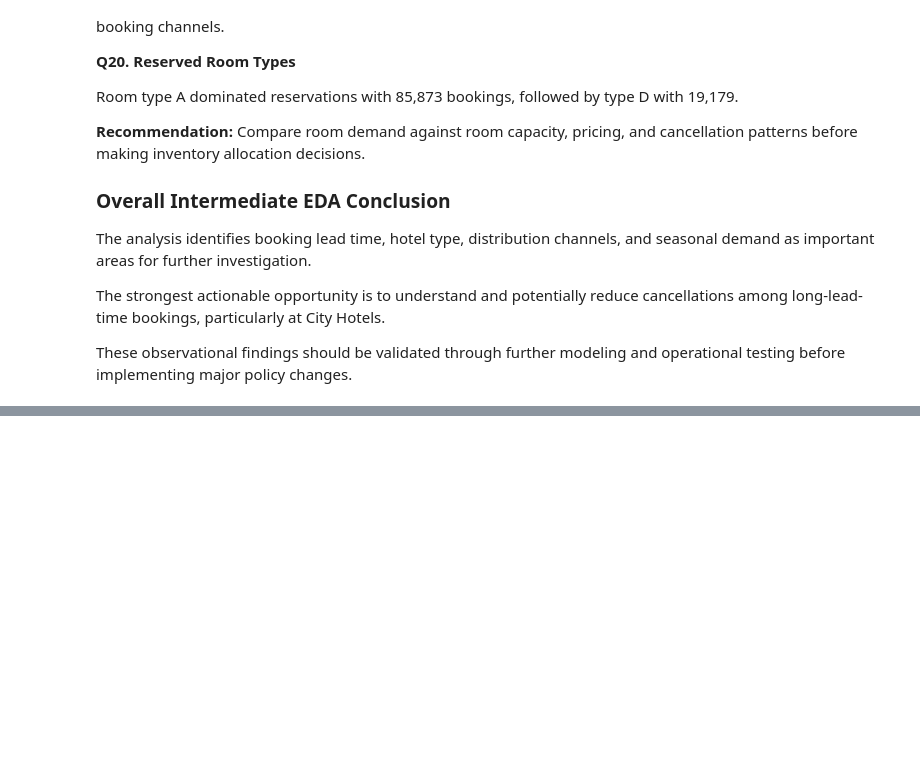
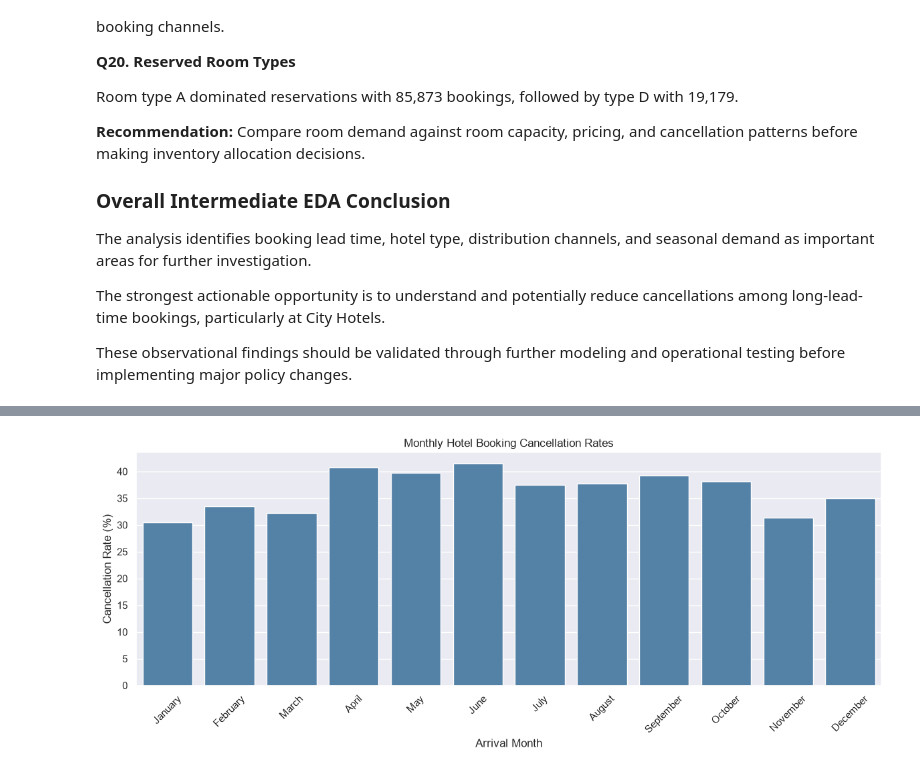
Before and after one commit to Himanshu584/Hotel-Booking-Demand-Analysis, a Jupyter notebook: hotel_booking_eda.ipynb, the cells around one changed output, grey strips where cells are left out. Saved outputs shown, nothing was run; the diff lists cells and outputs as text; code cells hidden in the pictures; blank space fills up the shorter version.

```diff
--- a/hotel_booking_eda.ipynb
+++ b/hotel_booking_eda.ipynb
@@ -1139,0 +1368,25 @@ These observational findings should be validated through further modeling and op
+# %%
+
+# Q24. How do hotel booking cancellation rates vary across different arrival months?
+
+# Step 1: Calculate cancellation rates and booking counts by month
+seasonal_cancellations = (
+    data.groupby("arrival_date_month")["is_canceled"]
+    .agg(["mean", "count"])
+    .reindex(month_order)
+)
+
+# Step 2: Convert cancellation proportions to percentages
+seasonal_cancellations["mean"] *= 100
+
+# Step 3: Rename columns for better readability
+seasonal_cancellations = seasonal_cancellations.rename(
+    columns={
+        "mean": "cancellation_rate",
+        "count": "total_bookings"
+    }
+)
+
+# Step 4: Display results
+print("Q24 | Cancellation Rate by Arrival Month")
+print(seasonal_cancellations.round(2))
@@ -1139,0 +1409,21 @@ These observational findings should be validated through further modeling and op
+# %%
+
+# Visualize cancellation rates across arrival months
+
+plt.figure(figsize=(12, 5))
+
+sns.barplot(
+    data=seasonal_cancellations.reset_index(),
+    x="arrival_date_month",
+    y="cancellation_rate",
+    color="steelblue"
+)
+
+plt.title("Monthly Hotel Booking Cancellation Rates")
+plt.xlabel("Arrival Month")
+plt.ylabel("Cancellation Rate (%)")
+plt.xticks(rotation=45)
+plt.tight_layout()
+plt.show()
+# %% [output]
+[figure, added]
```
Also changed, not shown: parts of 10 cells of this notebook.
